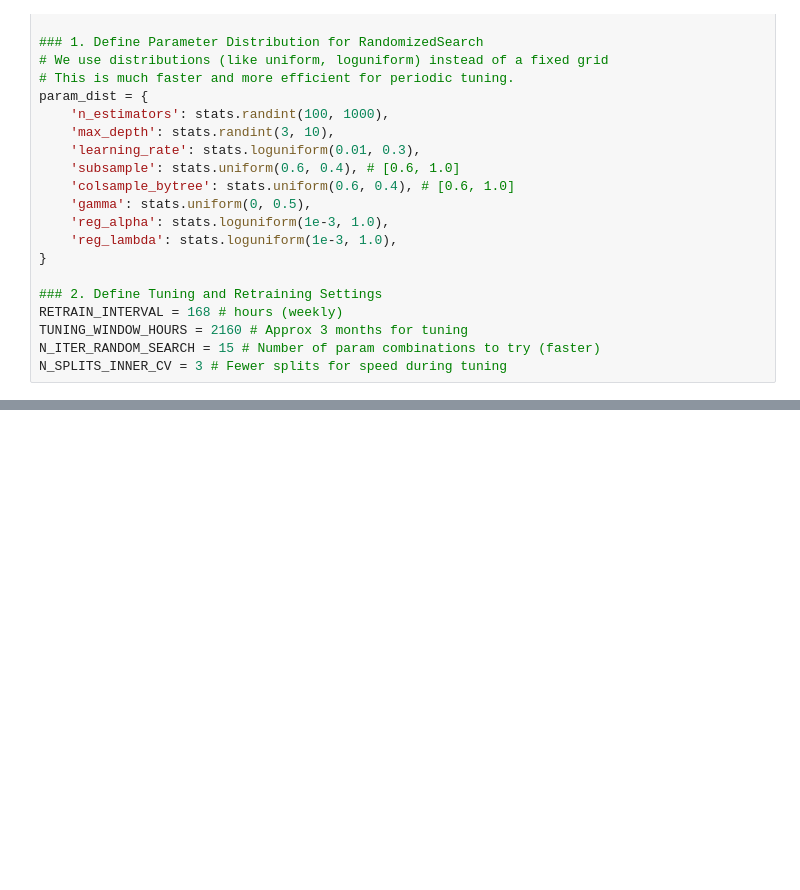
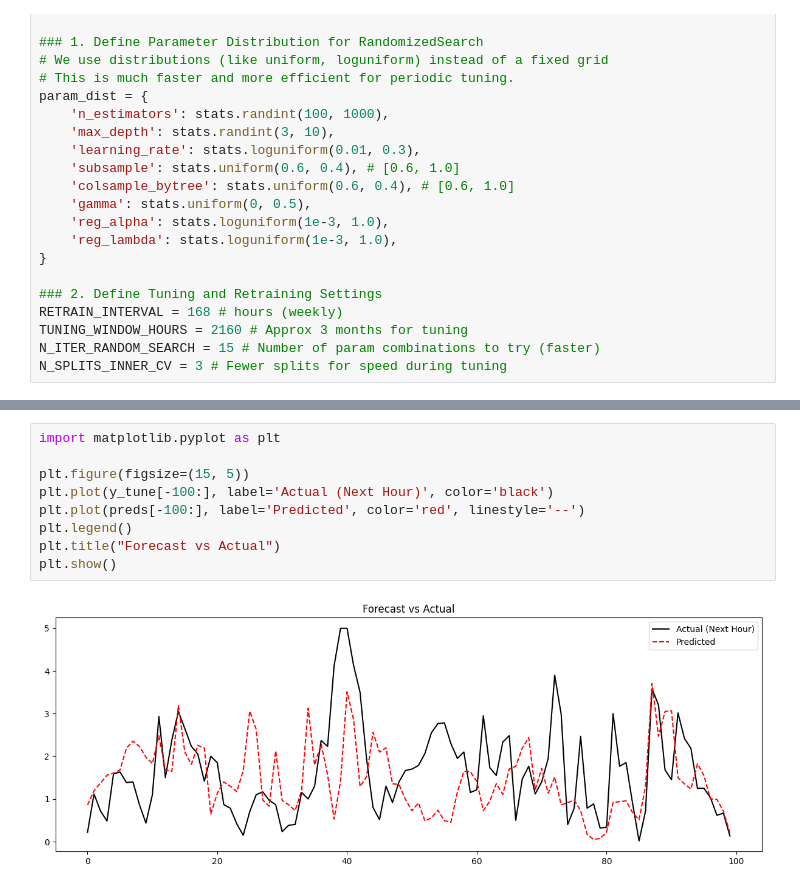
Before and after one commit to amirbaqerzadeh/wind-forecast-benchmark, a Jupyter notebook: notebooks/non-linear/ensemble/ensemble_models.ipynb, the cells around one changed output, grey strips where cells are left out. Drawn from its saved outputs; the diff is of its cells as text; blank space fills up the shorter version.

```diff
--- a/notebooks/non-linear/ensemble/ensemble_models.ipynb
+++ b/notebooks/non-linear/ensemble/ensemble_models.ipynb
@@ -352,0 +374,11 @@ XGB MAE with Dynamic Re-Tuning: 0.6484064506335805
+# %%
+import matplotlib.pyplot as plt
+
+plt.figure(figsize=(15, 5))
+plt.plot(y_tune[-100:], label='Actual (Next Hour)', color='black')
+plt.plot(preds[-100:], label='Predicted', color='red', linestyle='--')
+plt.legend()
+plt.title("Forecast vs Actual")
+plt.show()
+# %% [output]
+[figure, added]
```
Also changed, not shown: parts of 5 cells of this notebook, 1 other file.
